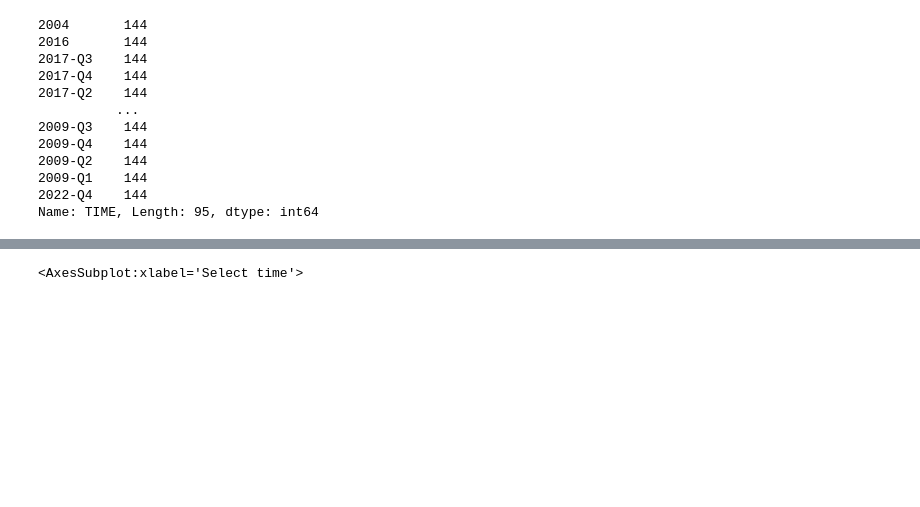
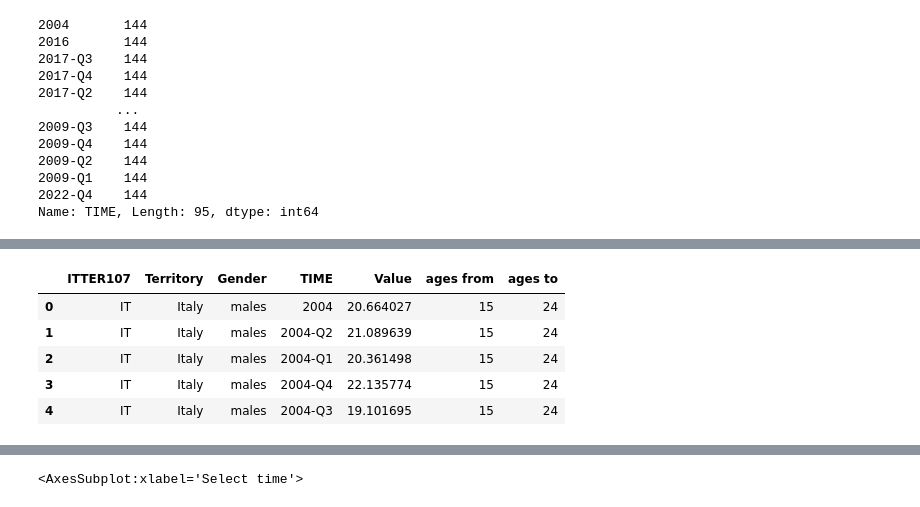
Before and after one commit to OmdenaAI/milan-italy-impact-covid-crimes, a Jupyter notebook: src/tasks/task-2-data-cleaning/unemployment_quarterly.ipynb, the cells around one changed output, grey strips where cells are left out. Cells and saved outputs as stored; diff of their text form; code cells hidden in the pictures; blank space fills up the shorter version.

```diff
--- a/src/tasks/task-2-data-cleaning/unemployment_quarterly.ipynb
+++ b/src/tasks/task-2-data-cleaning/unemployment_quarterly.ipynb
@@ -137,0 +162,11 @@ array(['2004', '2004-Q2', '2004-Q1', '2004-Q4', '2004-Q3', '2005',
+# %%
+unemployment_qr_clean[['ages from', 'ages to']] = unemployment_qr_clean['Age class'].apply(lambda x: pd.Series(extract_ages(x)))
+unemployment_qr_clean.drop('Age class', axis=1, inplace=True)
+unemployment_qr_clean.head()
+# %% [output]
+|  | ITTER107 | Territory | Gender | TIME | Value | ages from | ages to |
+| 0 | IT | Italy | males | 2004 | 20.664027 | 15 | 24 |
+| 1 | IT | Italy | males | 2004-Q2 | 21.089639 | 15 | 24 |
+| 2 | IT | Italy | males | 2004-Q1 | 20.361498 | 15 | 24 |
+| 3 | IT | Italy | males | 2004-Q4 | 22.135774 | 15 | 24 |
+| 4 | IT | Italy | males | 2004-Q3 | 19.101695 | 15 | 24 |
```
Also changed, not shown: parts of 12 cells of this notebook, 1 other file.
